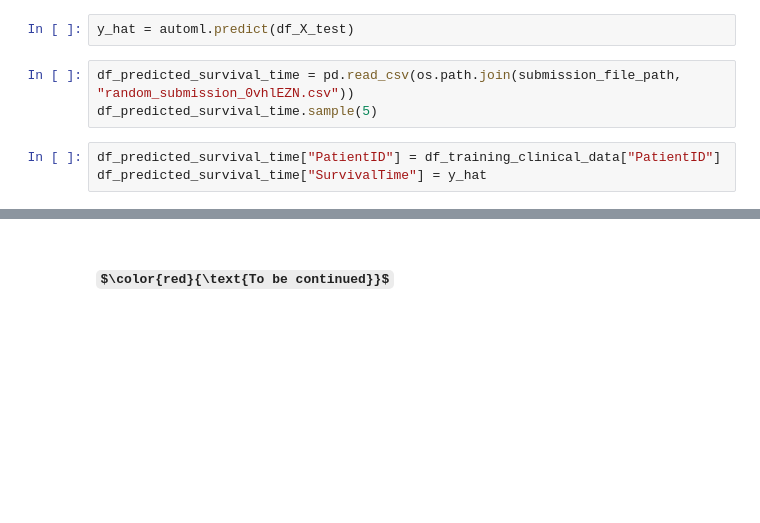
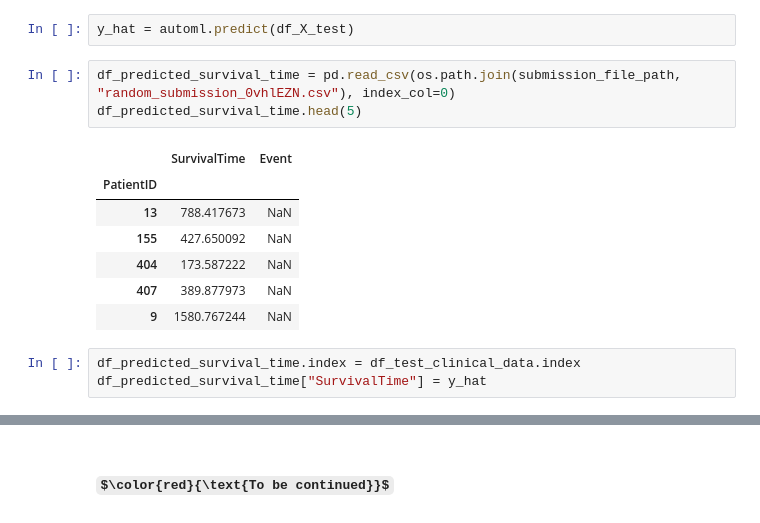
Before and after one commit to DamienToomey/predicting_lung_cancer_survival_time, a Jupyter notebook: code/code.ipynb, the cells around one changed output, grey strips where cells are left out. Saved outputs shown, nothing was run; the diff lists cells and outputs as text; some formulas as TeX source; blank space fills up the shorter version.

```diff
--- a/code/code.ipynb
+++ b/code/code.ipynb
@@ -318,9 +423,17 @@ df_X_test.info()
 # %%
 y_hat = automl.predict(df_X_test)
 # %%
-df_predicted_survival_time = pd.read_csv(os.path.join(submission_file_path, "random_submission_0vhlEZN.csv"))
-df_predicted_survival_time.sample(5)
+df_predicted_survival_time = pd.read_csv(os.path.join(submission_file_path, "random_submission_0vhlEZN.csv"), index_col=0)
+df_predicted_survival_time.head(5)
+# %% [output]
+|  | SurvivalTime | Event |
+| PatientID |  |  |
+| 13 | 788.417673 | NaN |
+| 155 | 427.650092 | NaN |
+| 404 | 173.587222 | NaN |
+| 407 | 389.877973 | NaN |
+| 9 | 1580.767244 | NaN |
 # %%
-df_predicted_survival_time["PatientID"] = df_training_clinical_data["PatientID"]
+df_predicted_survival_time.index = df_test_clinical_data.index
 df_predicted_survival_time["SurvivalTime"] = y_hat
 # %%
```
Also changed, not shown: parts of 20 cells of this notebook.
